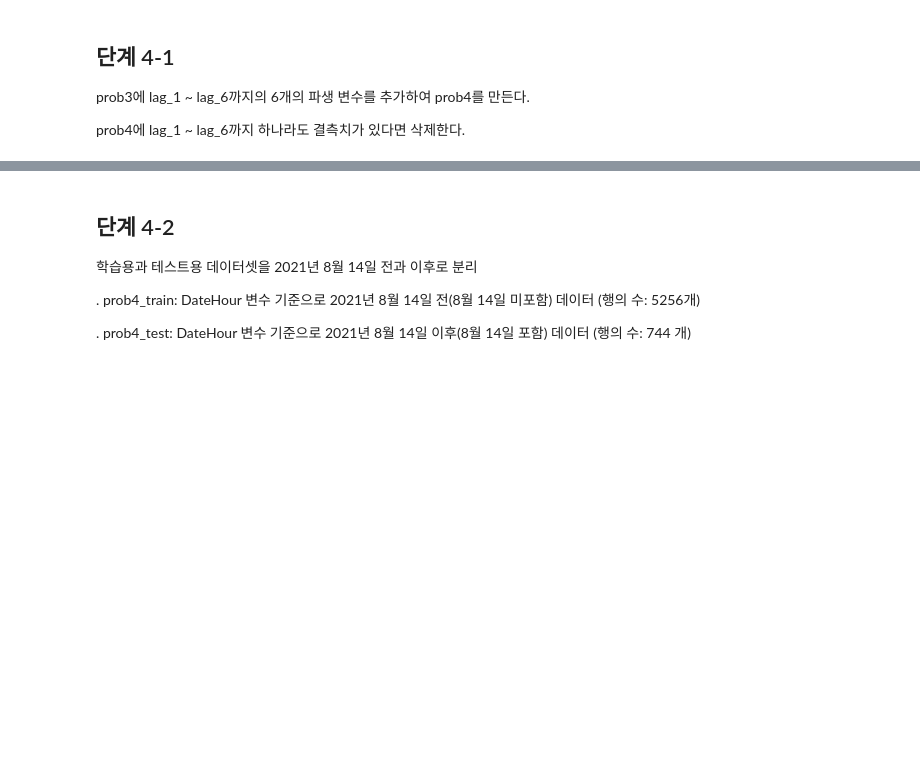
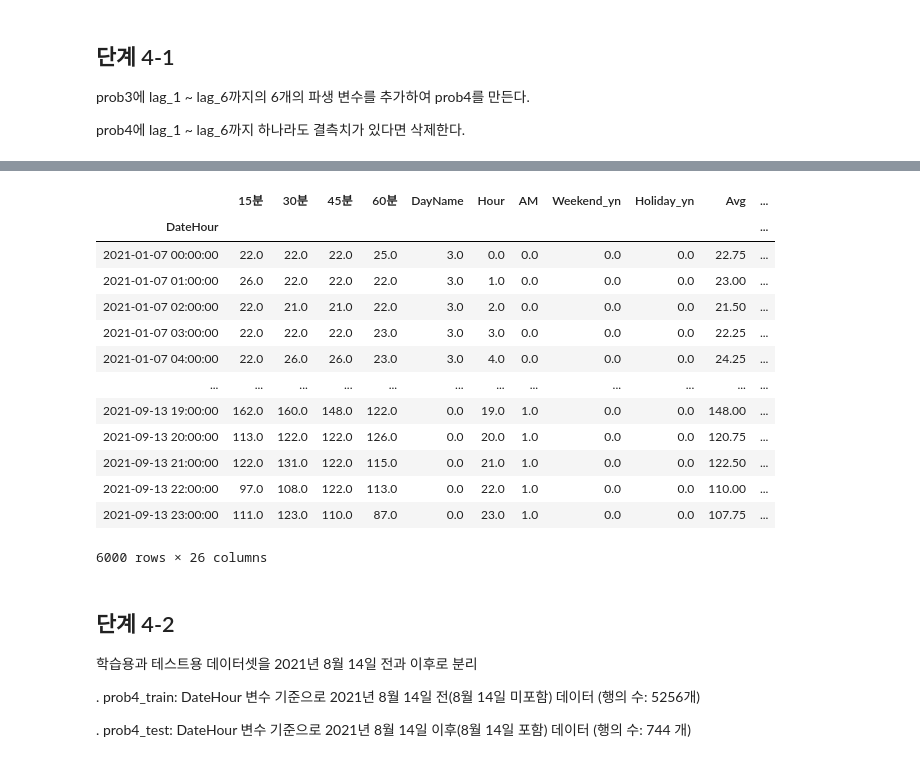
Before and after one commit to sunkusun9/DS_lv3_2308_2, a Jupyter notebook: sec_ds_lv3_prob3_prob.ipynb, the cells around one changed output, grey strips where cells are left out. Cells and saved outputs as stored; diff of their text form; code cells hidden in the pictures; blank space fills up the shorter version.

```diff
--- a/sec_ds_lv3_prob3_prob.ipynb
+++ b/sec_ds_lv3_prob3_prob.ipynb
@@ -898,0 +873,11 @@ df_prob3
+# %%
+# Index를 변경하여 target을 매칭 시킵니다.
+# 이 방법은 중간에 빠진 데이터가 있어도 성립합니다.
+
+df_prob3 = df_basetable1.copy()
+df_prob3['target'] = pd.Series(
+    df_prob3['TotalHour'].values, # 인덱스를 새로 만들 것이기 때문에 numpy array를 사용합니다.
+    index=df_prob3.index - pd.Timedelta(days=1) # 날자를 하루 빼주어 다음날이 대입시 매칭 되게 합니다.
+)
+df_prob3 = df_prob3.dropna()
+df_prob3
@@ -1048,3 +1062,23 @@ prob4에 lag_1 ~ lag_6까지 하나라도 결측치가 있다면 삭제한다.
+# %%
+df_prob4 = pd.concat([df_prob3] + [
+    pd.Series(df_prob3['TotalHour'].values, index=df_prob3.index + pd.Timedelta(days=i), name='lag_{}'.format(i)) for i in range(1, 7)
+], axis=1).dropna()
+df_prob4
+# %% [output]
+|  | 15분 | 30분 | 45분 | 60분 | DayName | Hour | AM | Weekend_yn | Holiday_yn | Avg | ... |
+| DateHour |  |  |  |  |  |  |  |  |  |  | ... |
+| 2021-01-07 00:00:00 | 22.0 | 22.0 | 22.0 | 25.0 | 3.0 | 0.0 | 0.0 | 0.0 | 0.0 | 22.75 | ... |
+| 2021-01-07 01:00:00 | 26.0 | 22.0 | 22.0 | 22.0 | 3.0 | 1.0 | 0.0 | 0.0 | 0.0 | 23.00 | ... |
+| 2021-01-07 02:00:00 | 22.0 | 21.0 | 21.0 | 22.0 | 3.0 | 2.0 | 0.0 | 0.0 | 0.0 | 21.50 | ... |
+| 2021-01-07 03:00:00 | 22.0 | 22.0 | 22.0 | 23.0 | 3.0 | 3.0 | 0.0 | 0.0 | 0.0 | 22.25 | ... |
+| 2021-01-07 04:00:00 | 22.0 | 26.0 | 26.0 | 23.0 | 3.0 | 4.0 | 0.0 | 0.0 | 0.0 | 24.25 | ... |
+| ... | ... | ... | ... | ... | ... | ... | ... | ... | ... | ... | ... |
+| 2021-09-13 19:00:00 | 162.0 | 160.0 | 148.0 | 122.0 | 0.0 | 19.0 | 1.0 | 0.0 | 0.0 | 148.00 | ... |
+| 2021-09-13 20:00:00 | 113.0 | 122.0 | 122.0 | 126.0 | 0.0 | 20.0 | 1.0 | 0.0 | 0.0 | 120.75 | ... |
+| 2021-09-13 21:00:00 | 122.0 | 131.0 | 122.0 | 115.0 | 0.0 | 21.0 | 1.0 | 0.0 | 0.0 | 122.50 | ... |
+| 2021-09-13 22:00:00 | 97.0 | 108.0 | 122.0 | 113.0 | 0.0 | 22.0 | 1.0 | 0.0 | 0.0 | 110.00 | ... |
+| 2021-09-13 23:00:00 | 111.0 | 123.0 | 110.0 | 87.0 | 0.0 | 23.0 | 1.0 | 0.0 | 0.0 | 107.75 | ... |
+6000 rows × 26 columns
 # %% [markdown]
 ## 단계 4-2
 
```
Also changed, not shown: parts of 85 cells of this notebook.
